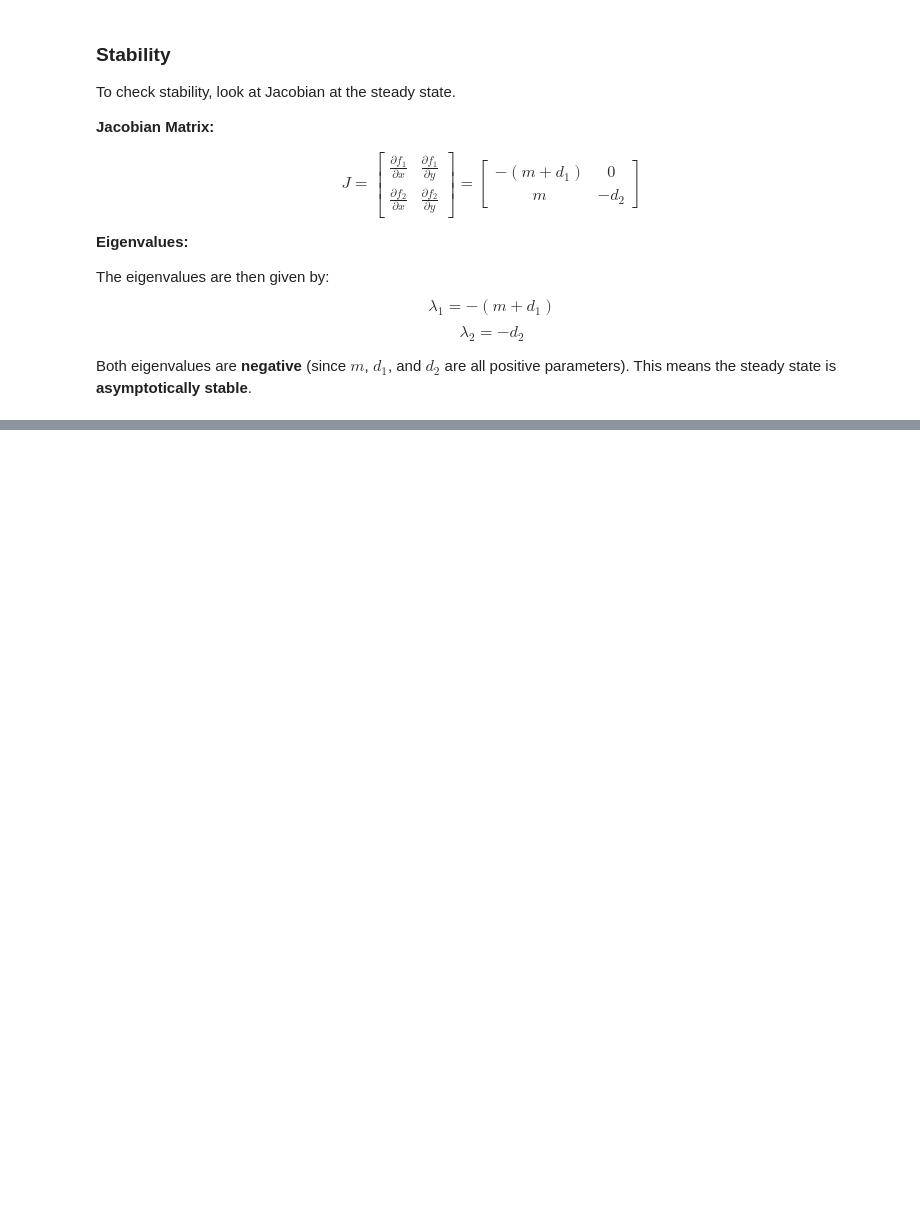
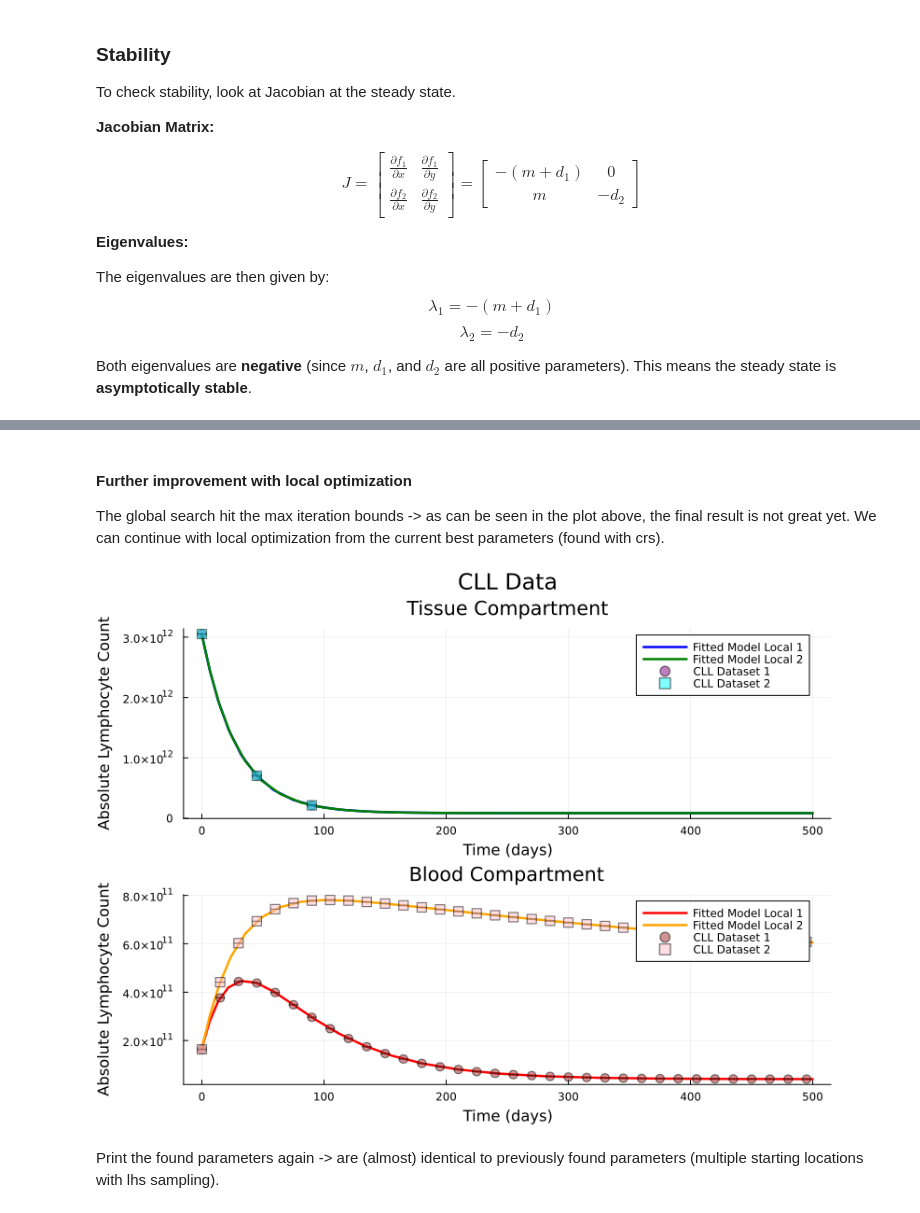
Before and after one commit to PetrusBult/dynamic-modeling-in-systems-biology, a Jupyter notebook: assignment/assignment.ipynb, the cells around one changed output, grey strips where cells are left out. Drawn from its saved outputs; the diff is of its cells as text; code cells hidden in the pictures; blank space fills up the shorter version.

```diff
--- a/assignment/assignment.ipynb
+++ b/assignment/assignment.ipynb
@@ -190,0 +233,29 @@ tissue_0
+# %% [markdown]
+#### Further improvement with local optimization
+The global search hit the max iteration bounds -> as can be seen in the plot above, the final result is not great yet. We can continue with local optimization from the current best parameters (found with crs).
+# %%
+fitted_model_local1, _ = fit_model(
+    fitted_model_crs1, obs_data_vector1, (:m, :d1, :d2, :c),
+    lb=lb,
+    ub=ub,
+    optimizer=LBFGS(),
+    maxiters=1000,
+)
+
+sol_fit_local1 = simulate(fitted_model_local1, tspan=(0.0, 500.0));
+
+fitted_model_local2, _ = fit_model(
+    fitted_model_crs2, obs_data_vector2, (:m, :d1, :d2, :c),
+    lb=lb,
+    ub=ub,
+    optimizer=LBFGS(),
+    maxiters=1000,
+)
+
+sol_fit_local2 = simulate(fitted_model_local2, tspan=(0.0, 500.0));
+
+plot_cll(observed=[dataset1, dataset2], solutions=[sol_fit_local1, sol_fit_local2], data_labels=["CLL Dataset 1", "CLL Dataset 2"], solution_labels=["Fitted Model Local 1", "Fitted Model Local 2"], alpha=0.5)
+# %% [output]
+[figure, added]
+# %% [markdown]
+Print the found parameters again -> are (almost) identical to previously found parameters (multiple starting locations with lhs sampling).
```
Also changed, not shown: parts of 26 cells of this notebook, 4 other files.
